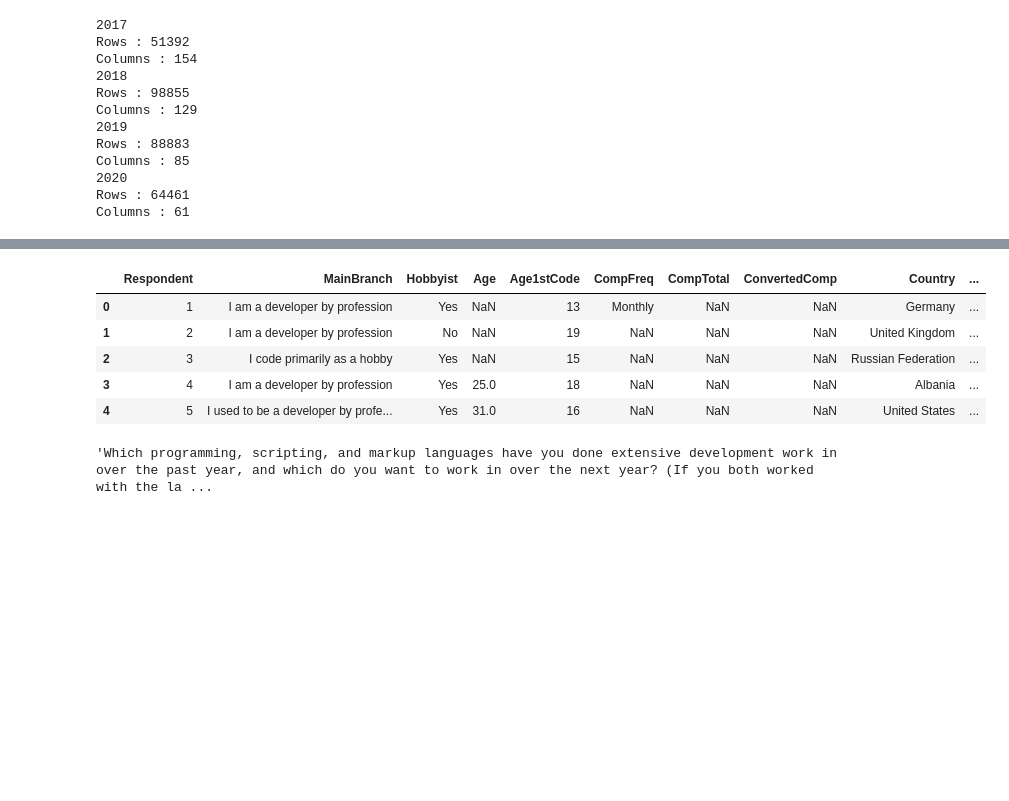
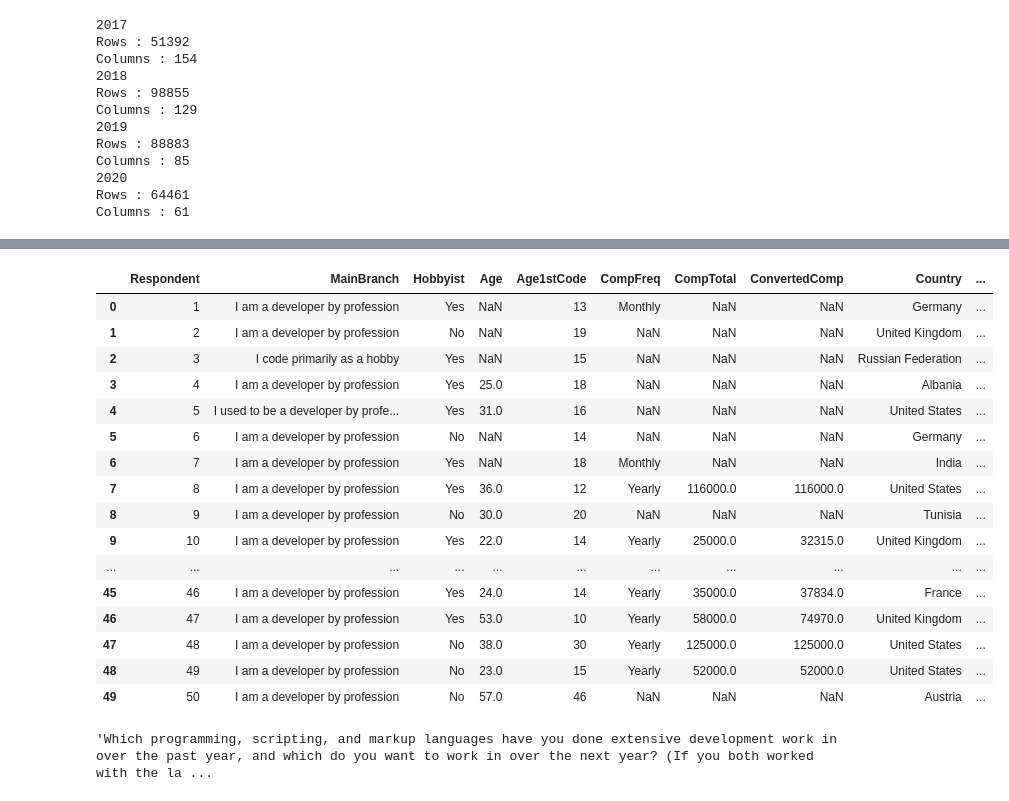
Before and after one commit to LeopoldWalther/StackOverflow_Survey, a Jupyter notebook: Survey_Analysis.ipynb, the cells around one changed output, grey strips where cells are left out. Drawn from its saved outputs; the diff is of its cells as text; code cells hidden in the pictures; blank space fills up the shorter version.

```diff
--- a/Survey_Analysis.ipynb
+++ b/Survey_Analysis.ipynb
@@ -170,14 +170,25 @@ df_2019_survey.head(n=5)
 | 4 | 5 | I am a developer by profession | Yes | Once a month or more often | OSS is, on average, of HIGHER qua... | Employed full-time | Ukraine | No | Bachelor’s degree (BA, BS, B.Eng.... | ... |
 # %%
 # Visual analysis 2020 survey
-df_2020_survey.head(n=5)
+df_2020_survey.head(n=50)
 # %% [output]
 |  | Respondent | MainBranch | Hobbyist | Age | Age1stCode | CompFreq | CompTotal | ConvertedComp | Country | ... |
 | 0 | 1 | I am a developer by profession | Yes | NaN | 13 | Monthly | NaN | NaN | Germany | ... |
 | 1 | 2 | I am a developer by profession | No | NaN | 19 | NaN | NaN | NaN | United Kingdom | ... |
 | 2 | 3 | I code primarily as a hobby | Yes | NaN | 15 | NaN | NaN | NaN | Russian Federation | ... |
 | 3 | 4 | I am a developer by profession | Yes | 25.0 | 18 | NaN | NaN | NaN | Albania | ... |
 | 4 | 5 | I used to be a developer by profe... | Yes | 31.0 | 16 | NaN | NaN | NaN | United States | ... |
+| 5 | 6 | I am a developer by profession | No | NaN | 14 | NaN | NaN | NaN | Germany | ... |
+| 6 | 7 | I am a developer by profession | Yes | NaN | 18 | Monthly | NaN | NaN | India | ... |
+| 7 | 8 | I am a developer by profession | Yes | 36.0 | 12 | Yearly | 116000.0 | 116000.0 | United States | ... |
+| 8 | 9 | I am a developer by profession | No | 30.0 | 20 | NaN | NaN | NaN | Tunisia | ... |
+| 9 | 10 | I am a developer by profession | Yes | 22.0 | 14 | Yearly | 25000.0 | 32315.0 | United Kingdom | ... |
+| ... | ... | ... | ... | ... | ... | ... | ... | ... | ... | ... |
+| 45 | 46 | I am a developer by profession | Yes | 24.0 | 14 | Yearly | 35000.0 | 37834.0 | France | ... |
+| 46 | 47 | I am a developer by profession | Yes | 53.0 | 10 | Yearly | 58000.0 | 74970.0 | United Kingdom | ... |
+| 47 | 48 | I am a developer by profession | No | 38.0 | 30 | Yearly | 125000.0 | 125000.0 | United States | ... |
+| 48 | 49 | I am a developer by profession | No | 23.0 | 15 | Yearly | 52000.0 | 52000.0 | United States | ... |
+| 49 | 50 | I am a developer by profession | No | 57.0 | 46 | NaN | NaN | NaN | Austria | ... |
 # %%
 # set back to default value
 pd.reset_option('max_columns')
```
Also changed, not shown: parts of 13 cells of this notebook.
